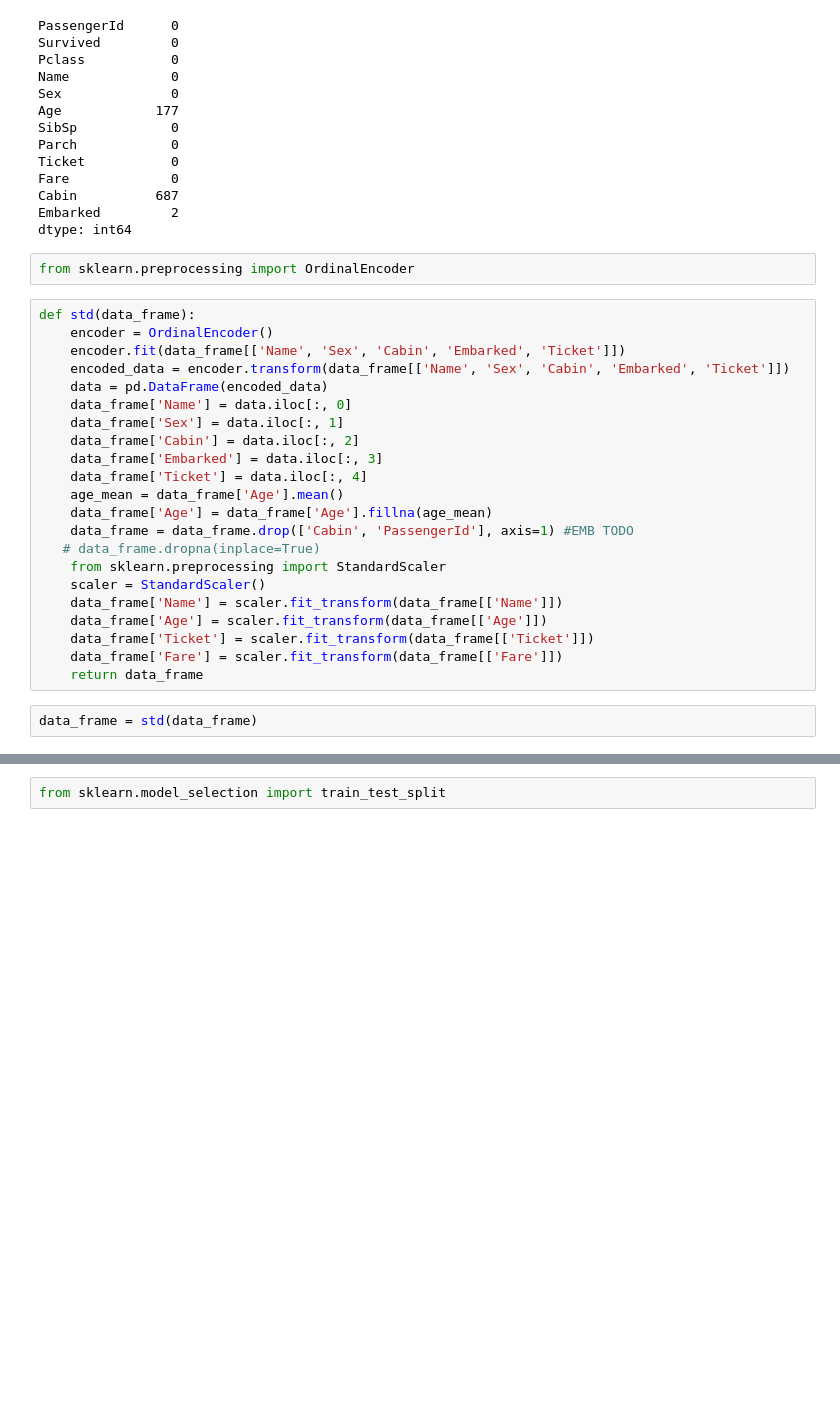
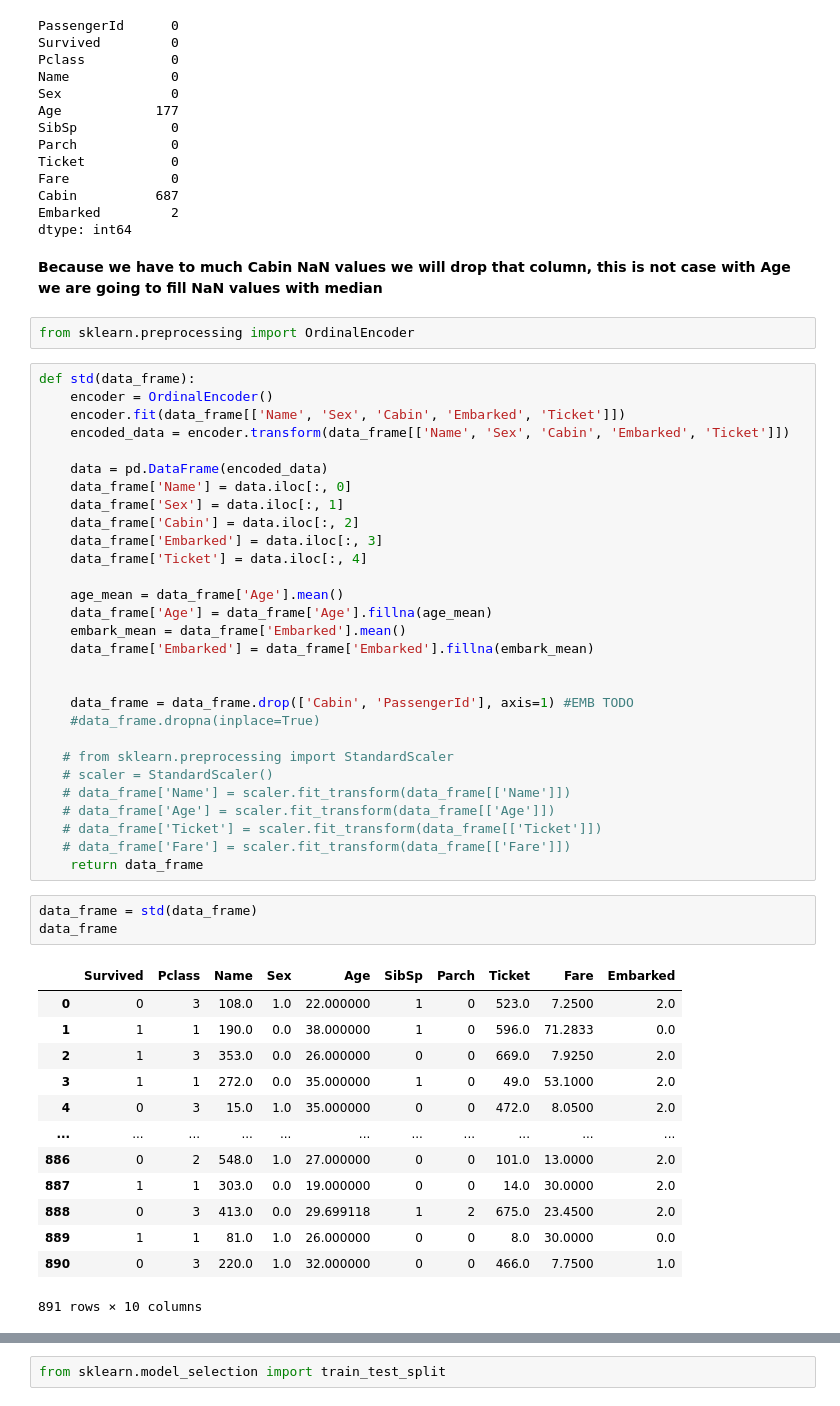
Before and after one commit to kristijanpetronijevic/kaggle_titanic, a Jupyter notebook: train.ipynb, the cells around one changed output, grey strips where cells are left out. Cells and saved outputs as stored; diff of their text form; blank space fills up the shorter version.

```diff
--- a/train.ipynb
+++ b/train.ipynb
@@ -40,6 +42,8 @@ Fare             0
 Cabin          687
 Embarked         2
 dtype: int64
+# %% [markdown]
+**Because we have to much Cabin NaN values we will drop that column, this is not case with Age we are going to fill NaN values with median**
 # %%
 from sklearn.preprocessing import OrdinalEncoder
 # %%
@@ -47,22 +51,44 @@ def std(data_frame):
     encoder = OrdinalEncoder()
     encoder.fit(data_frame[['Name', 'Sex', 'Cabin', 'Embarked', 'Ticket']])
     encoded_data = encoder.transform(data_frame[['Name', 'Sex', 'Cabin', 'Embarked', 'Ticket']])
+
     data = pd.DataFrame(encoded_data)
     data_frame['Name'] = data.iloc[:, 0]
     data_frame['Sex'] = data.iloc[:, 1]
     data_frame['Cabin'] = data.iloc[:, 2]
     data_frame['Embarked'] = data.iloc[:, 3]
     data_frame['Ticket'] = data.iloc[:, 4]
+
     age_mean = data_frame['Age'].mean()
     data_frame['Age'] = data_frame['Age'].fillna(age_mean)
+    embark_mean = data_frame['Embarked'].mean()
+    data_frame['Embarked'] = data_frame['Embarked'].fillna(embark_mean)
+
+
     data_frame = data_frame.drop(['Cabin', 'PassengerId'], axis=1) #EMB TODO
-   # data_frame.dropna(inplace=True)
-    from sklearn.preprocessing import StandardScaler
-    scaler = StandardScaler()
-    data_frame['Name'] = scaler.fit_transform(data_frame[['Name']])
-    data_frame['Age'] = scaler.fit_transform(data_frame[['Age']])
-    data_frame['Ticket'] = scaler.fit_transform(data_frame[['Ticket']])
-    data_frame['Fare'] = scaler.fit_transform(data_frame[['Fare']])
+    #data_frame.dropna(inplace=True)
+
+   # from sklearn.preprocessing import StandardScaler
+   # scaler = StandardScaler()
+   # data_frame['Name'] = scaler.fit_transform(data_frame[['Name']])
+   # data_frame['Age'] = scaler.fit_transform(data_frame[['Age']])
+   # data_frame['Ticket'] = scaler.fit_transform(data_frame[['Ticket']])
+   # data_frame['Fare'] = scaler.fit_transform(data_frame[['Fare']])
     return data_frame
 # %%
 data_frame = std(data_frame)
+data_frame
+# %% [output]
+|  | Survived | Pclass | Name | Sex | Age | SibSp | Parch | Ticket | Fare | Embarked |
+| 0 | 0 | 3 | 108.0 | 1.0 | 22.000000 | 1 | 0 | 523.0 | 7.2500 | 2.0 |
+| 1 | 1 | 1 | 190.0 | 0.0 | 38.000000 | 1 | 0 | 596.0 | 71.2833 | 0.0 |
+| 2 | 1 | 3 | 353.0 | 0.0 | 26.000000 | 0 | 0 | 669.0 | 7.9250 | 2.0 |
+| 3 | 1 | 1 | 272.0 | 0.0 | 35.000000 | 1 | 0 | 49.0 | 53.1000 | 2.0 |
+| 4 | 0 | 3 | 15.0 | 1.0 | 35.000000 | 0 | 0 | 472.0 | 8.0500 | 2.0 |
+| ... | ... | ... | ... | ... | ... | ... | ... | ... | ... | ... |
+| 886 | 0 | 2 | 548.0 | 1.0 | 27.000000 | 0 | 0 | 101.0 | 13.0000 | 2.0 |
+| 887 | 1 | 1 | 303.0 | 0.0 | 19.000000 | 0 | 0 | 14.0 | 30.0000 | 2.0 |
+| 888 | 0 | 3 | 413.0 | 0.0 | 29.699118 | 1 | 2 | 675.0 | 23.4500 | 2.0 |
+| 889 | 1 | 1 | 81.0 | 1.0 | 26.000000 | 0 | 0 | 8.0 | 30.0000 | 0.0 |
+| 890 | 0 | 3 | 220.0 | 1.0 | 32.000000 | 0 | 0 | 466.0 | 7.7500 | 1.0 |
+891 rows × 10 columns
```
Also changed, not shown: parts of 19 cells of this notebook, 1 other file.
